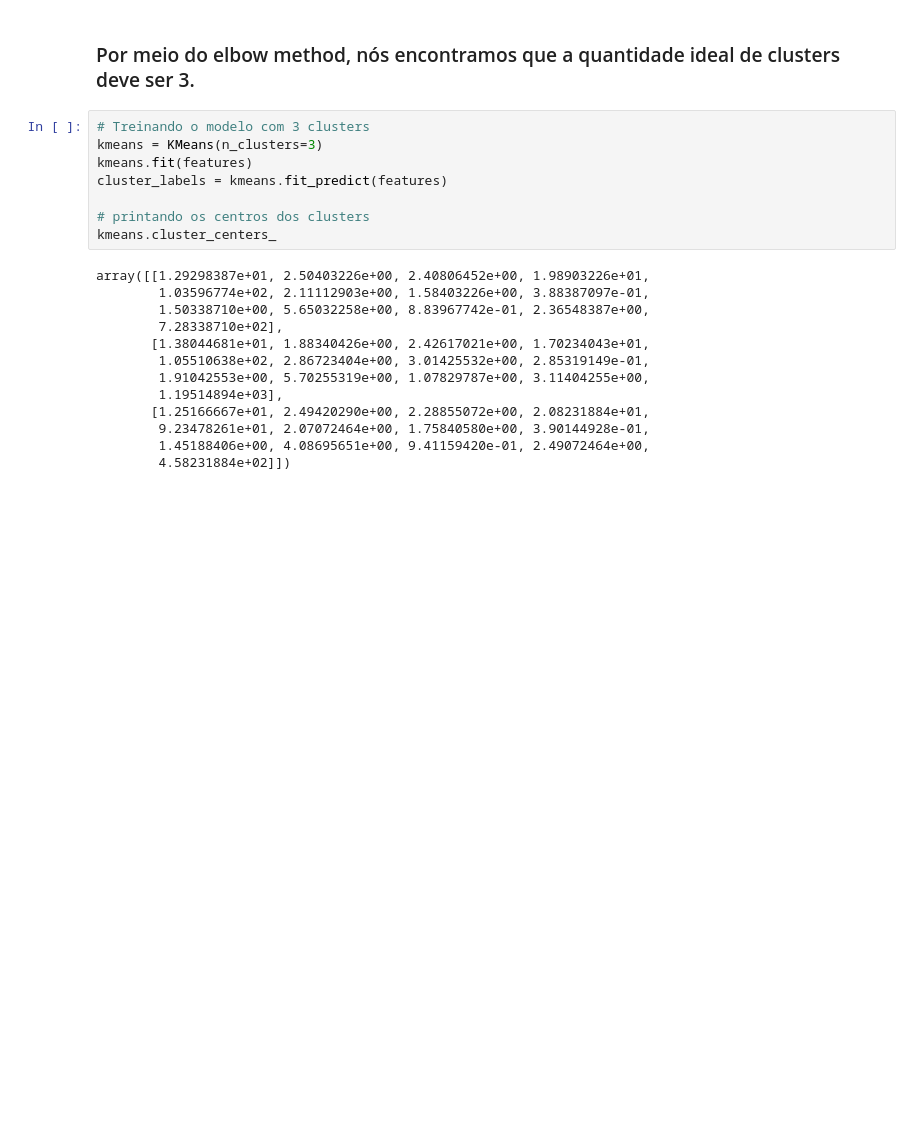
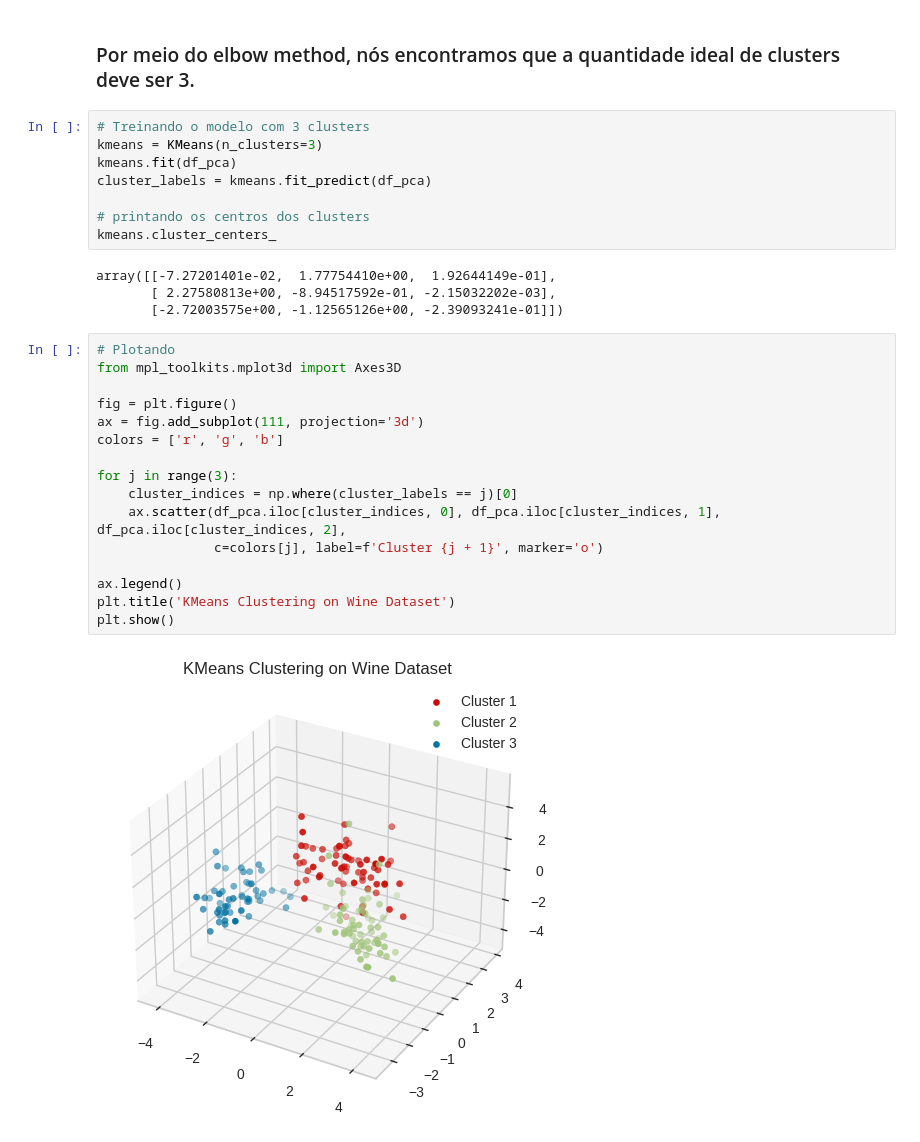
Before and after one commit to FrederickAlmeida/Clustering-Project, a Jupyter notebook: KMeans.ipynb, the cells around one changed output. Cells and saved outputs as stored; diff of their text form; blank space fills up the shorter version.

```diff
--- a/KMeans.ipynb
+++ b/KMeans.ipynb
@@ -66,23 +86,32 @@ visualizer.poof()
 # %%
 # Treinando o modelo com 3 clusters
 kmeans = KMeans(n_clusters=3)
-kmeans.fit(features)
-cluster_labels = kmeans.fit_predict(features)
+kmeans.fit(df_pca)
+cluster_labels = kmeans.fit_predict(df_pca)
 
 # printando os centros dos clusters
 kmeans.cluster_centers_
 # %% [output]
-array([[1.29298387e+01, 2.50403226e+00, 2.40806452e+00, 1.98903226e+01,
-        1.03596774e+02, 2.11112903e+00, 1.58403226e+00, 3.88387097e-01,
-        1.50338710e+00, 5.65032258e+00, 8.83967742e-01, 2.36548387e+00,
-        7.28338710e+02],
-       [1.38044681e+01, 1.88340426e+00, 2.42617021e+00, 1.70234043e+01,
-        1.05510638e+02, 2.86723404e+00, 3.01425532e+00, 2.85319149e-01,
-        1.91042553e+00, 5.70255319e+00, 1.07829787e+00, 3.11404255e+00,
-        1.19514894e+03],
-       [1.25166667e+01, 2.49420290e+00, 2.28855072e+00, 2.08231884e+01,
-        9.23478261e+01, 2.07072464e+00, 1.75840580e+00, 3.90144928e-01,
-        1.45188406e+00, 4.08695651e+00, 9.41159420e-01, 2.49072464e+00,
-        4.58231884e+02]])
+array([[-7.27201401e-02,  1.77754410e+00,  1.92644149e-01],
+       [ 2.27580813e+00, -8.94517592e-01, -2.15032202e-03],
+       [-2.72003575e+00, -1.12565126e+00, -2.39093241e-01]])
+# %%
+# Plotando
+from mpl_toolkits.mplot3d import Axes3D
+
+fig = plt.figure()
+ax = fig.add_subplot(111, projection='3d')
+colors = ['r', 'g', 'b']
+
+for j in range(3):
+    cluster_indices = np.where(cluster_labels == j)[0]
+    ax.scatter(df_pca.iloc[cluster_indices, 0], df_pca.iloc[cluster_indices, 1], df_pca.iloc[cluster_indices, 2],
+               c=colors[j], label=f'Cluster {j + 1}', marker='o')
+
+ax.legend()
+plt.title('KMeans Clustering on Wine Dataset')
+plt.show()
+# %% [output]
+[figure, added]
 # %%
 # medindo o desempenho pelo coeficiente de silhouette
```
Also changed, not shown: parts of 4 cells of this notebook.
